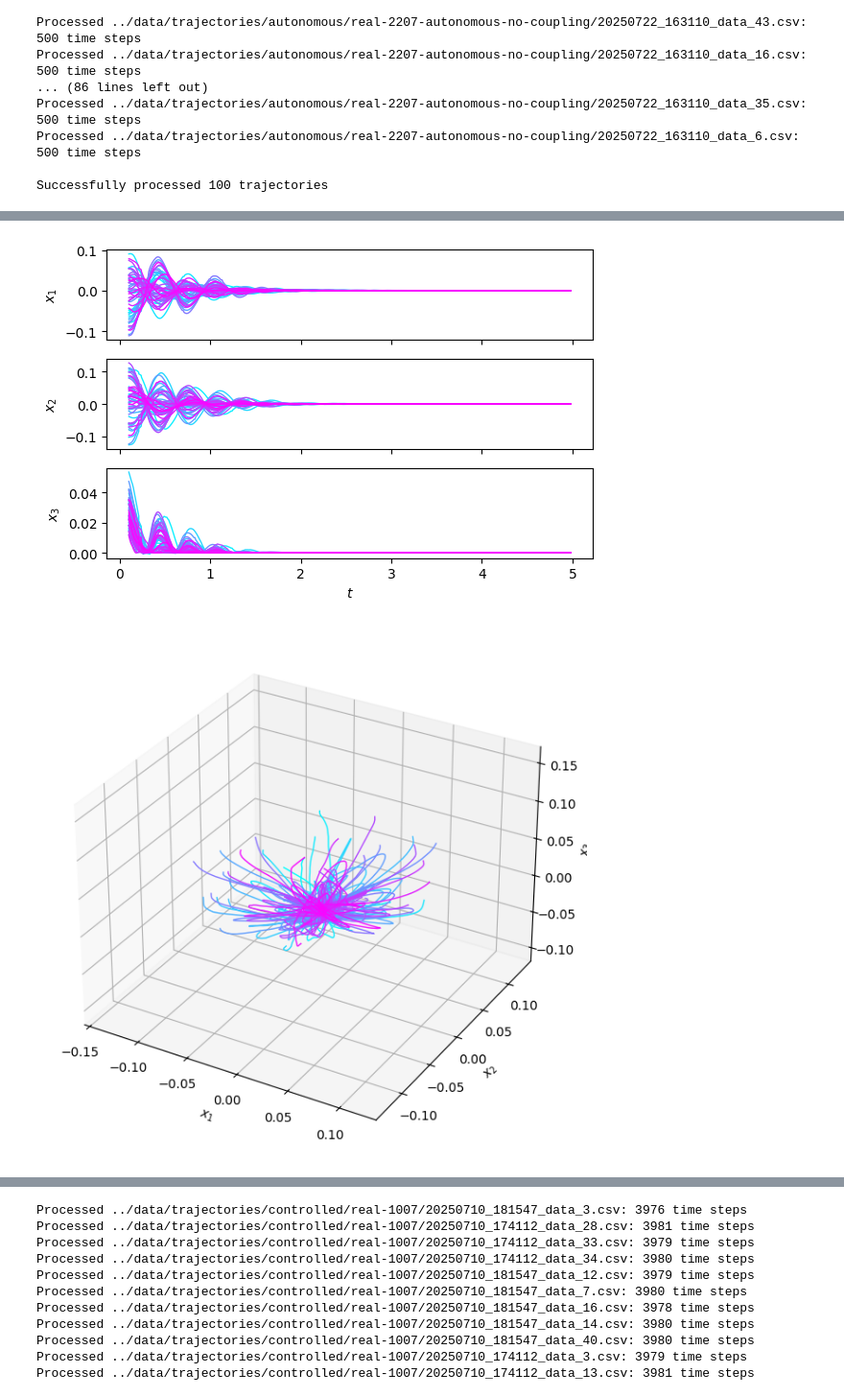
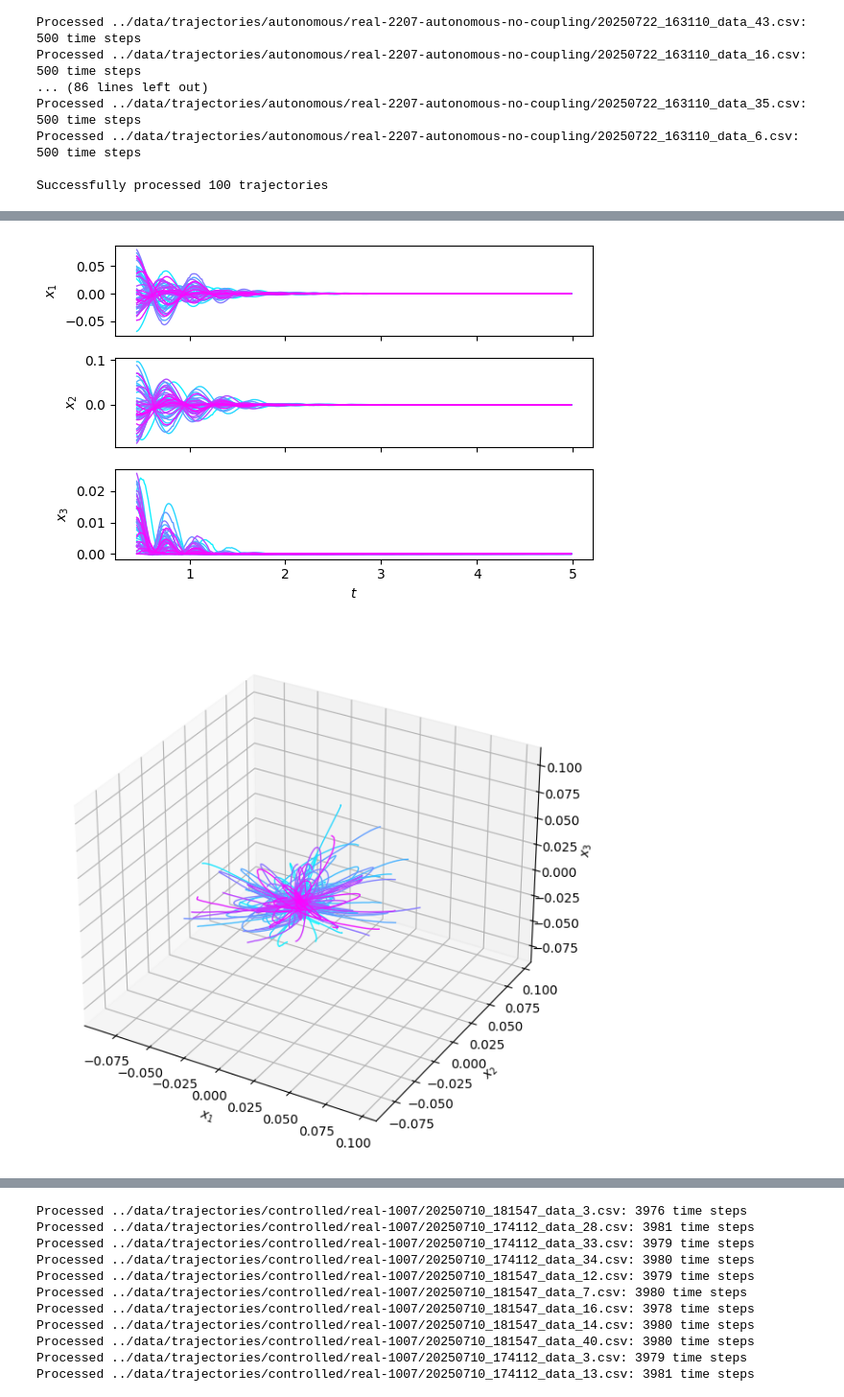
Before and after one commit to StanfordASL/trunk-stack, a Jupyter notebook: stack/main/scripts/fit_ssmr_opt.ipynb, the cells around one changed output, grey strips where cells are left out. Shown at 96% size. Drawn from its saved outputs; the diff is of its cells as text; code cells hidden in the pictures.

```diff
--- a/stack/main/scripts/fit_ssmr_opt.ipynb
+++ b/stack/main/scripts/fit_ssmr_opt.ipynb
@@ -340,13 +343,15 @@ plot_trajectories(aut_trajs[:, -3:], tss[0, :])
 # %%
 # Based on the plots, we choose an appropriate truncation point
 i_trunc = 10  # 10
+i_split = 35
 
+N_obs = 6     # Number of observations
 N_train = 50  # Number of training trajectories
-aut_trajs_obs = aut_trajs[:N_train, -3:, i_trunc:] - aut_trajs[:N_train, -3:, -1:]
+aut_trajs_obs = aut_trajs[:N_train, -N_obs:, i_trunc:] - aut_trajs[:N_train, -N_obs:, -1:]
 ts = tss[0, i_trunc:]
 
-plot_trajectories(aut_trajs_obs, ts)
+plot_trajectories(aut_trajs_obs[:, -3:, i_split:], ts[i_split:])
 # %% [output]
-[figure, old version]
+[figure, new version]
-[figure, old version]
+[figure, new version]
 # %%
```
Also changed, not shown: parts of 12 cells of this notebook, 2 other files.
